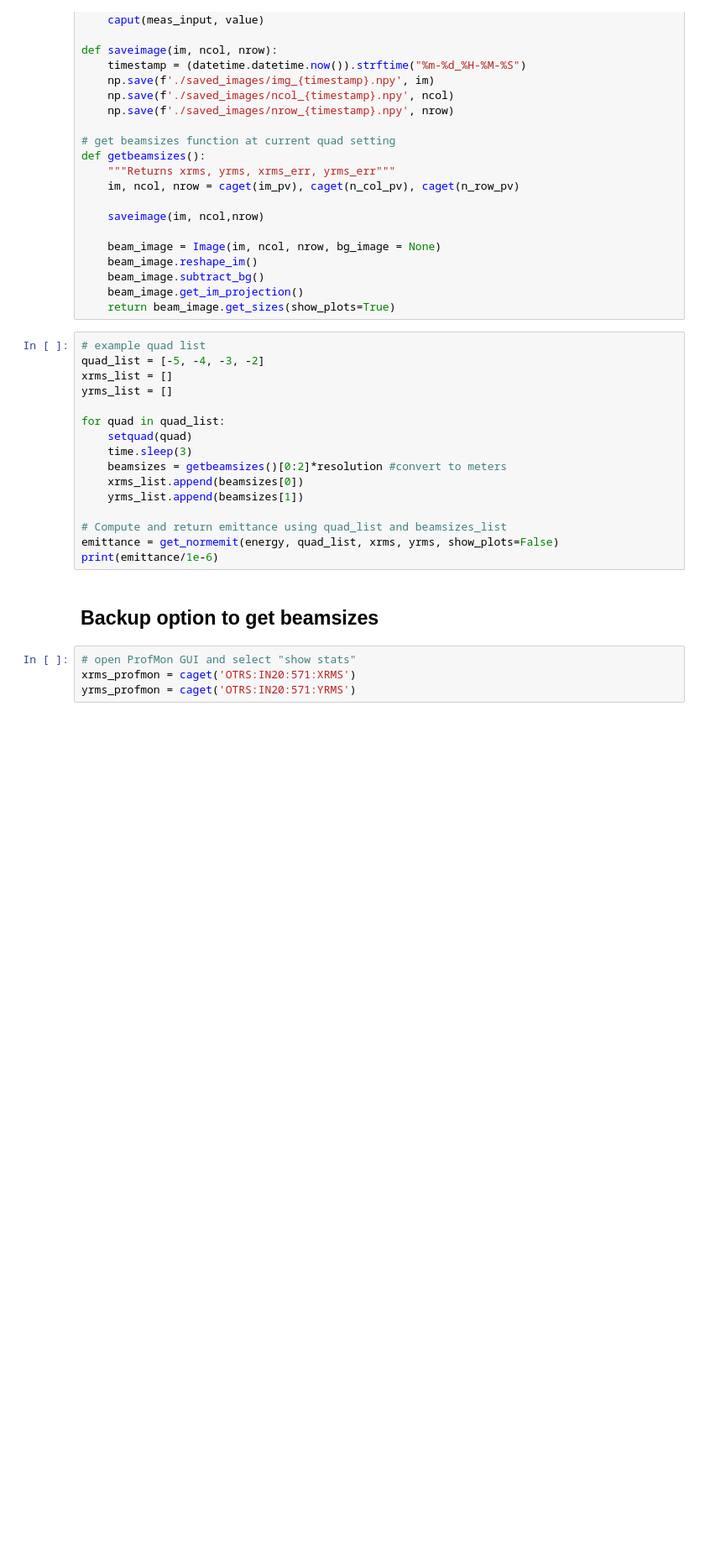
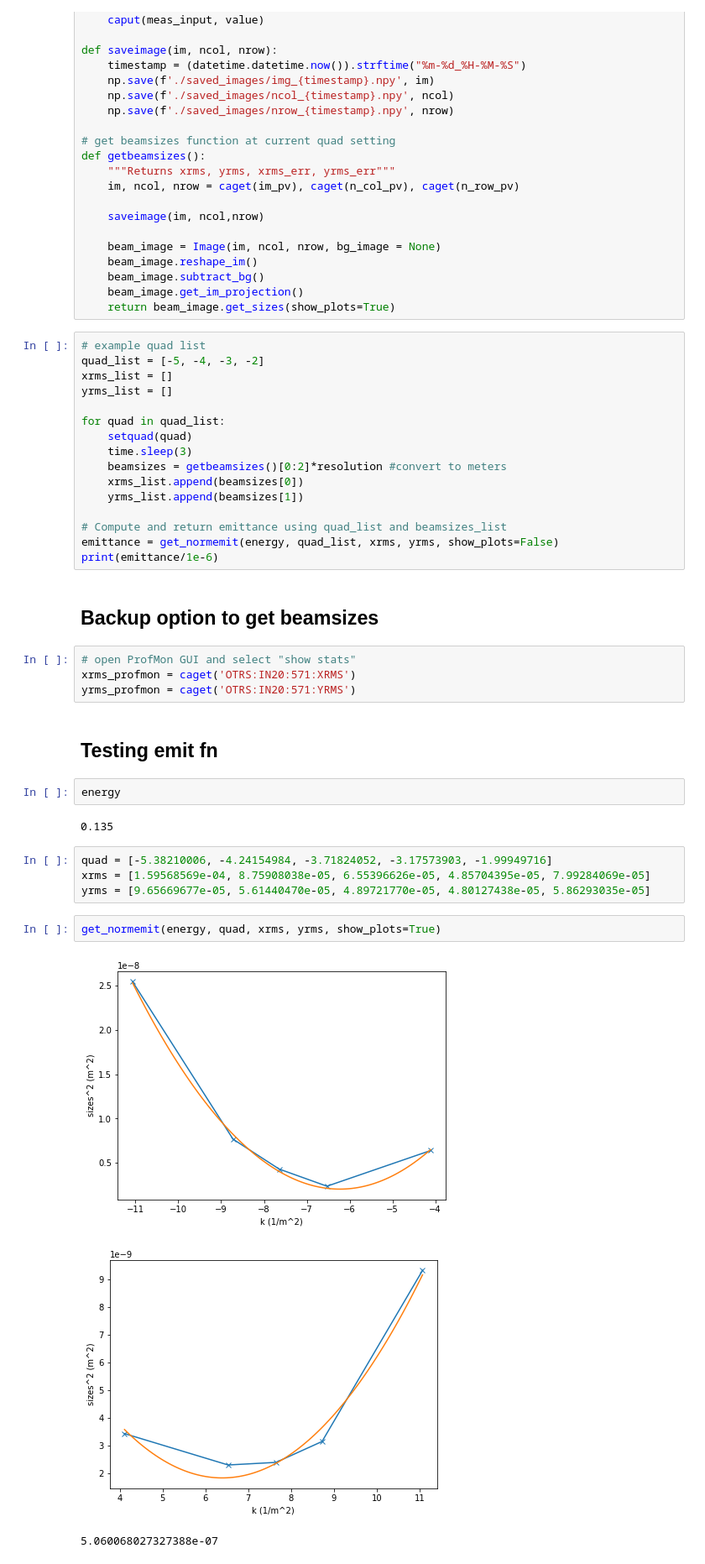
Before and after one commit to slaclab/lcls_emit, a Jupyter notebook: inj_emittance_tool_test.ipynb, the cells around one changed output. Shown: that part at 84% size. Saved outputs shown, nothing was run; the diff lists cells and outputs as text; blank space fills up the shorter version.

```diff
--- a/inj_emittance_tool_test.ipynb
+++ b/inj_emittance_tool_test.ipynb
@@ -82,3 +80,19 @@ print(emittance/1e-6)
 # open ProfMon GUI and select "show stats"
 xrms_profmon = caget('OTRS:IN20:571:XRMS')
 yrms_profmon = caget('OTRS:IN20:571:YRMS')
+# %% [markdown]
+## Testing emit fn
+# %%
+energy
+# %% [output]
+0.135
+# %%
+quad = [-5.38210006, -4.24154984, -3.71824052, -3.17573903, -1.99949716]
+xrms = [1.59568569e-04, 8.75908038e-05, 6.55396626e-05, 4.85704395e-05, 7.99284069e-05]
+yrms = [9.65669677e-05, 5.61440470e-05, 4.89721770e-05, 4.80127438e-05, 5.86293035e-05]
+# %%
+get_normemit(energy, quad, xrms, yrms, show_plots=True)
+# %% [output]
+[figure, added]
+[figure, added]
+5.060068027327388e-07
```
Also changed, not shown: parts of 1 cell of this notebook, 10 other files.
